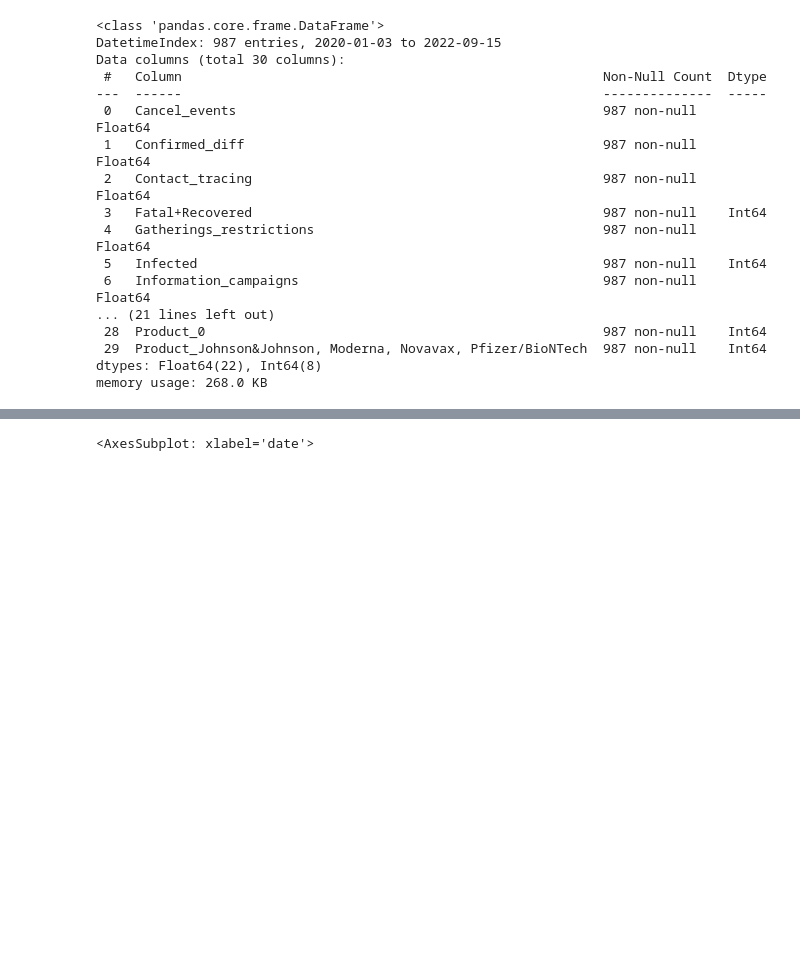
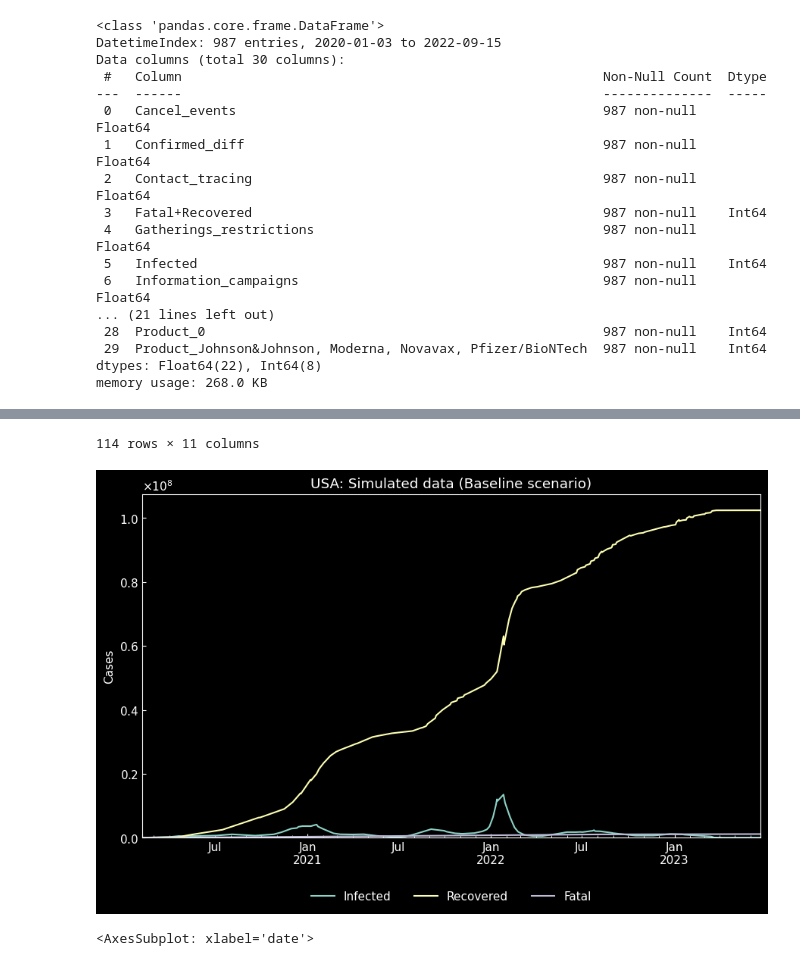
Before and after one commit to scelarek/CovidCast, a Jupyter notebook: Capstone/Main File.ipynb, the cells around one changed output, grey strips where cells are left out. Drawn from its saved outputs; the diff is of its cells as text; code cells hidden in the pictures; blank space fills up the shorter version.

```diff
--- a/Capstone/Main File.ipynb
+++ b/Capstone/Main File.ipynb
@@ -272,0 +283,9 @@ time_series_dfs = reduce(lambda left,right: pd.merge(left,right,on=['location_ke
+# %%
+dyn_act = snr_act.to_dynamics(name="Baseline")
+# Show summary
+display(dyn_act.summary())
+# Simulation
+dyn_act_df = dyn_act.simulate(model_specific=False)
+cs.line_plot(
+    dyn_act_df.drop("Susceptible", axis=1), "USA: Simulated data (Baseline scenario)")
+# %% [output]
@@ -273,3 +305,5 @@ time_series_dfs = reduce(lambda left,right: pd.merge(left,right,on=['location_ke
+114 rows × 11 columns
+[figure, added]
 # %%
 # time_series_dfs.to_pickle('../Data/time_series_dfs.pkl')
 
```
Also changed, not shown: parts of 3 cells of this notebook, 1 other file.
